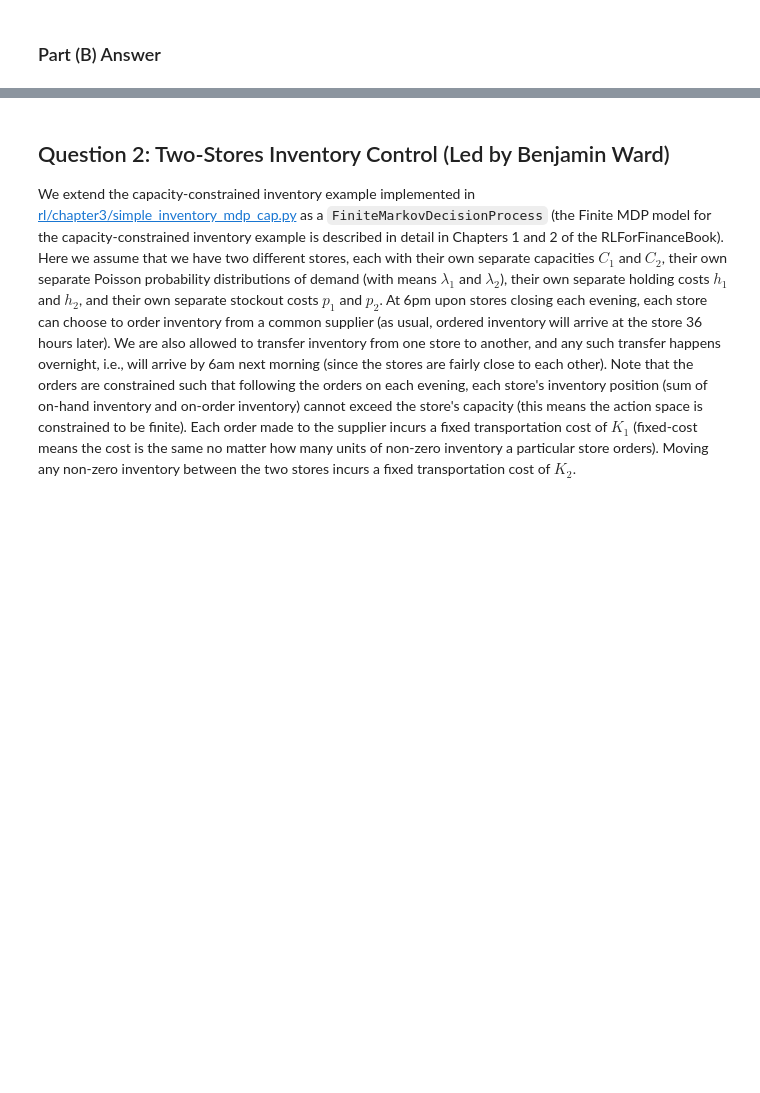
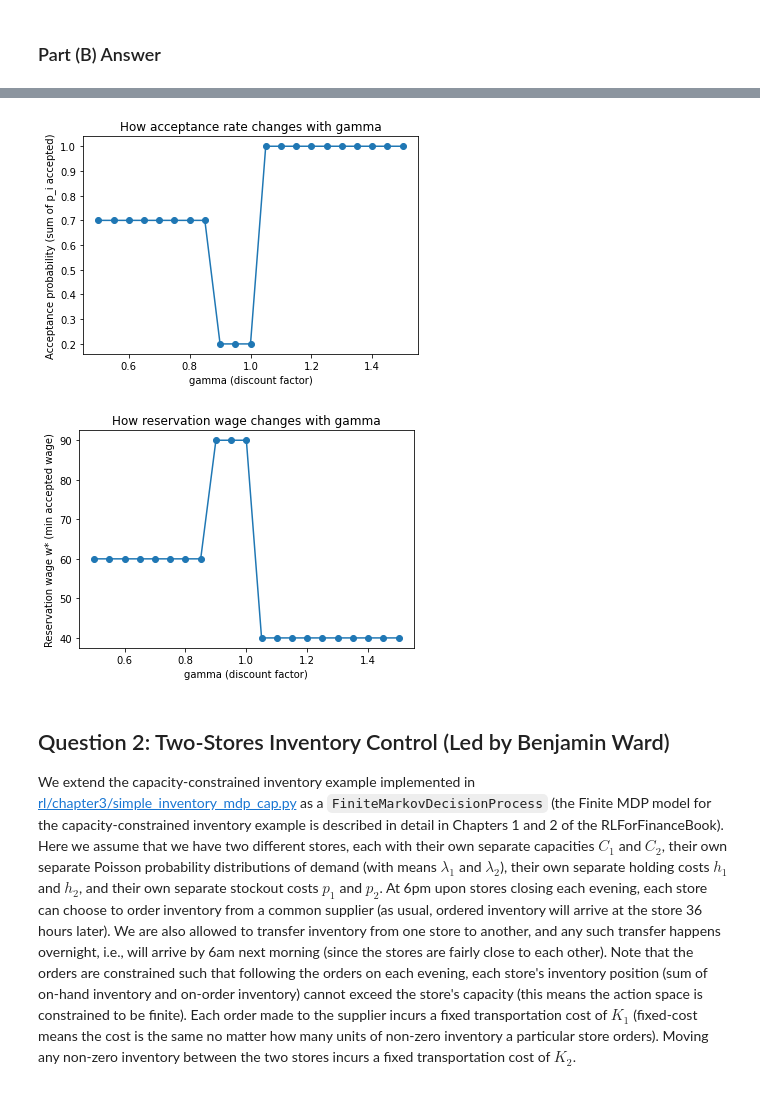
Before and after one commit to ward-benjamin/CME241_RL, a Jupyter notebook: homeworks/assignment2.ipynb, the cells around one changed output, grey strips where cells are left out. Saved outputs shown, nothing was run; the diff lists cells and outputs as text; code cells hidden in the pictures; blank space fills up the shorter version.

```diff
--- a/homeworks/assignment2.ipynb
+++ b/homeworks/assignment2.ipynb
@@ -98,3 +275,34 @@ Write Python code that:
+# %%
+def sweep_gamma(gammas, alpha, w0, wages, probs):
+    acc_probs = []
+    w_stars = []
+    for g in gammas:
+        V_E, V_U, accept = solve_job_search_value_iteration(alpha, g, w0, wages, probs)
+        acc_prob, w_star = acceptance_stats(accept, wages, probs)
+        acc_probs.append(acc_prob)
+        w_stars.append(w_star if w_star is not None else float("nan"))
+    return acc_probs, w_stars
+
+gammas = [0.50 + i*0.05 for i in range(21)]  # 0.50..0.95, 1
+alpha = 0.2
+acc_probs_g, w_stars_g = sweep_gamma(gammas, alpha, w0, wages, probs)
+
+plt.figure()
+plt.plot(gammas, acc_probs_g, marker="o")
+plt.xlabel("gamma (discount factor)")
+plt.ylabel("Acceptance probability (sum of p_i accepted)")
+plt.title("How acceptance rate changes with gamma")
+plt.show()
+
+plt.figure()
+plt.plot(gammas, w_stars_g, marker="o")
+plt.xlabel("gamma (discount factor)")
+plt.ylabel("Reservation wage w* (min accepted wage)")
+plt.title("How reservation wage changes with gamma")
+plt.show()
+# %% [output]
+[figure, added]
+[figure, added]
 # %% [markdown]
 ## Question 2: Two-Stores Inventory Control (Led by Benjamin Ward)
 
```
Also changed, not shown: parts of 23 cells of this notebook.
